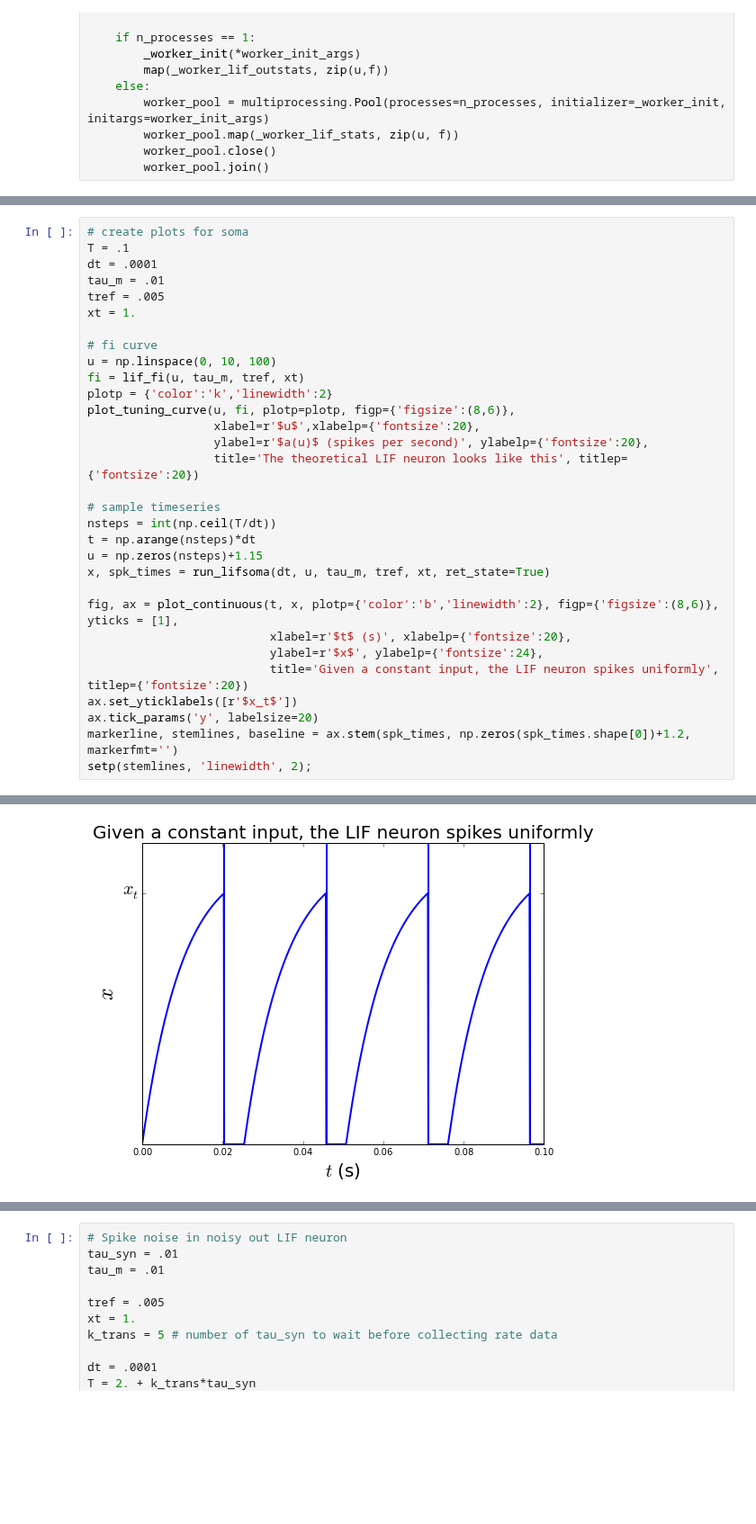
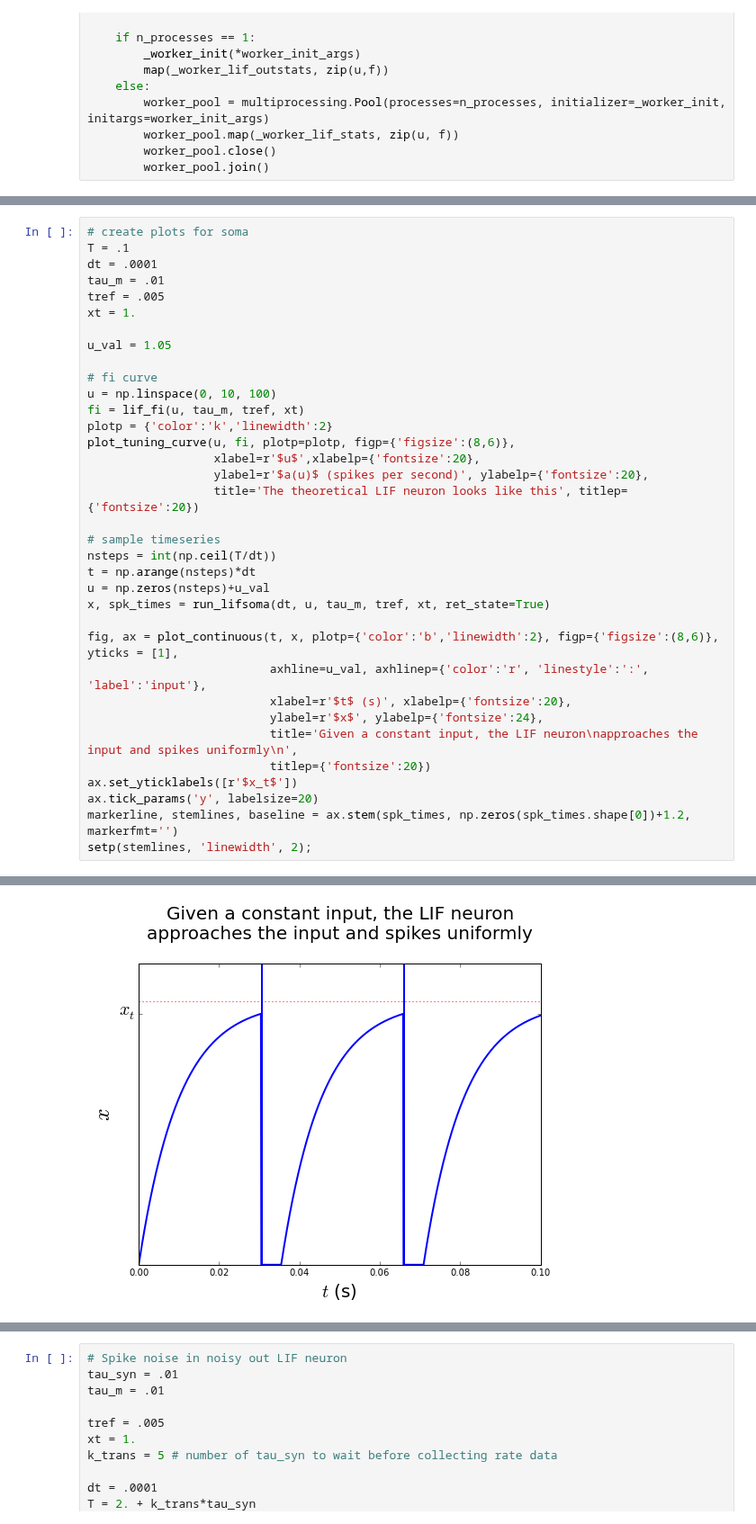
Before and after one commit to samfok/notebooks, a Jupyter notebook: neuron/LIF_neuron.ipynb, the cells around one changed output, grey strips where cells are left out. Shown at 90% size. Cells and saved outputs as stored; diff of their text form; blank space fills up the shorter version.

```diff
--- a/neuron/LIF_neuron.ipynb
+++ b/neuron/LIF_neuron.ipynb
@@ -508,33 +510,37 @@ def lif_stats(u, dt=.0001, max_f=1000., xlim_T=1., fname=None, close=False, tgt_
 # create plots for soma
 T = .1
 dt = .0001
 tau_m = .01
 tref = .005
 xt = 1.
+
+u_val = 1.05
 
 # fi curve
 u = np.linspace(0, 10, 100)
 fi = lif_fi(u, tau_m, tref, xt)
 plotp = {'color':'k','linewidth':2}
 plot_tuning_curve(u, fi, plotp=plotp, figp={'figsize':(8,6)},
                   xlabel=r'$u$',xlabelp={'fontsize':20},
                   ylabel=r'$a(u)$ (spikes per second)', ylabelp={'fontsize':20},
                   title='The theoretical LIF neuron looks like this', titlep={'fontsize':20})
 
 # sample timeseries
 nsteps = int(np.ceil(T/dt))
 t = np.arange(nsteps)*dt
-u = np.zeros(nsteps)+1.15
+u = np.zeros(nsteps)+u_val
 x, spk_times = run_lifsoma(dt, u, tau_m, tref, xt, ret_state=True)
 
 fig, ax = plot_continuous(t, x, plotp={'color':'b','linewidth':2}, figp={'figsize':(8,6)}, yticks = [1],
+                          axhline=u_val, axhlinep={'color':'r', 'linestyle':':', 'label':'input'},
                           xlabel=r'$t$ (s)', xlabelp={'fontsize':20},
                           ylabel=r'$x$', ylabelp={'fontsize':24},
-                          title='Given a constant input, the LIF neuron spikes uniformly', titlep={'fontsize':20})
+                          title='Given a constant input, the LIF neuron\napproaches the input and spikes uniformly\n',
+                          titlep={'fontsize':20})
 ax.set_yticklabels([r'$x_t$'])
 ax.tick_params('y', labelsize=20)
 markerline, stemlines, baseline = ax.stem(spk_times, np.zeros(spk_times.shape[0])+1.2, markerfmt='')
 setp(stemlines, 'linewidth', 2);
 # %% [output]
 [figure]
-[figure, old version]
+[figure, new version]
```
Also changed, not shown: parts of 10 cells of this notebook, 1 other file.
